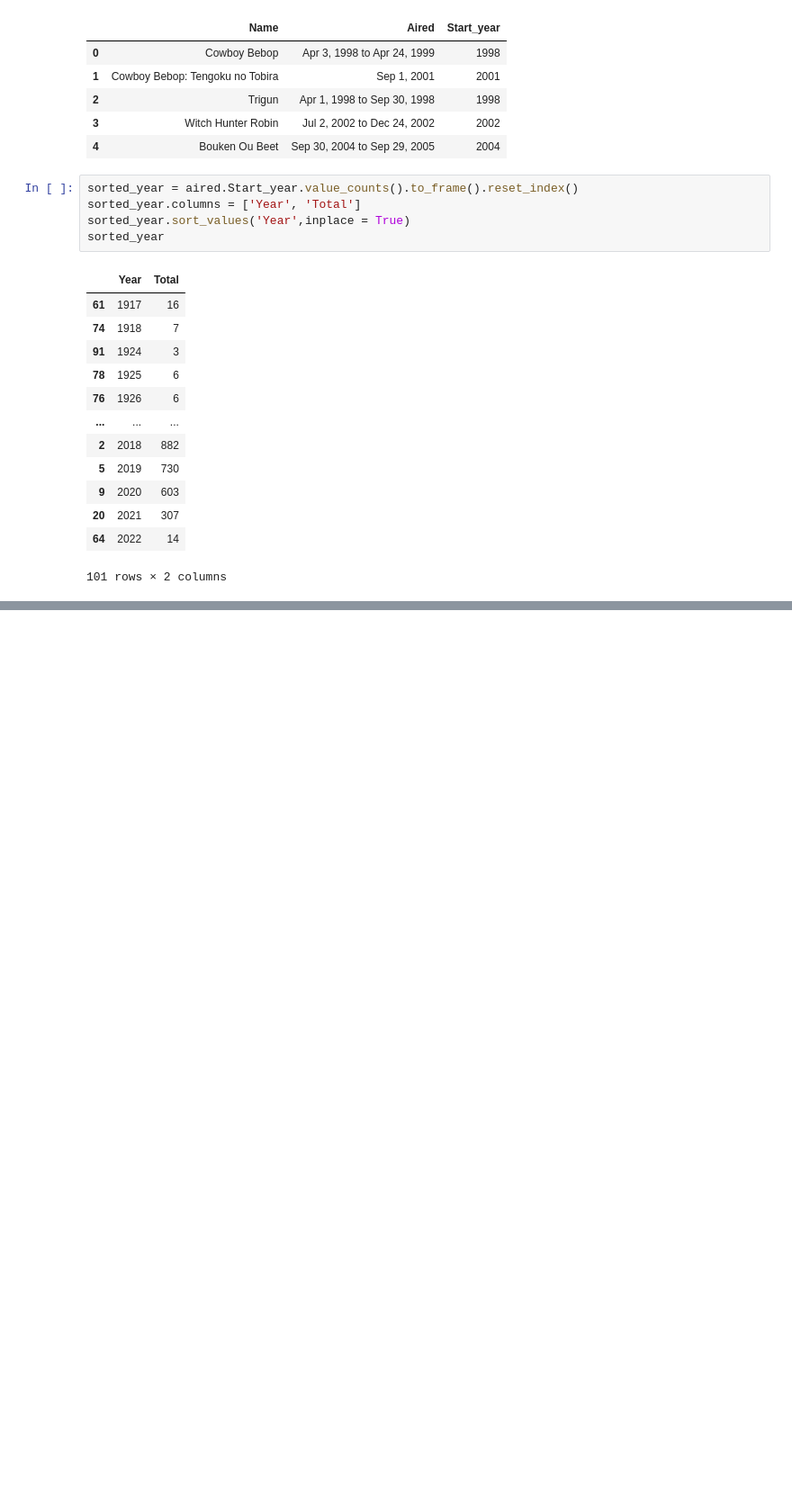
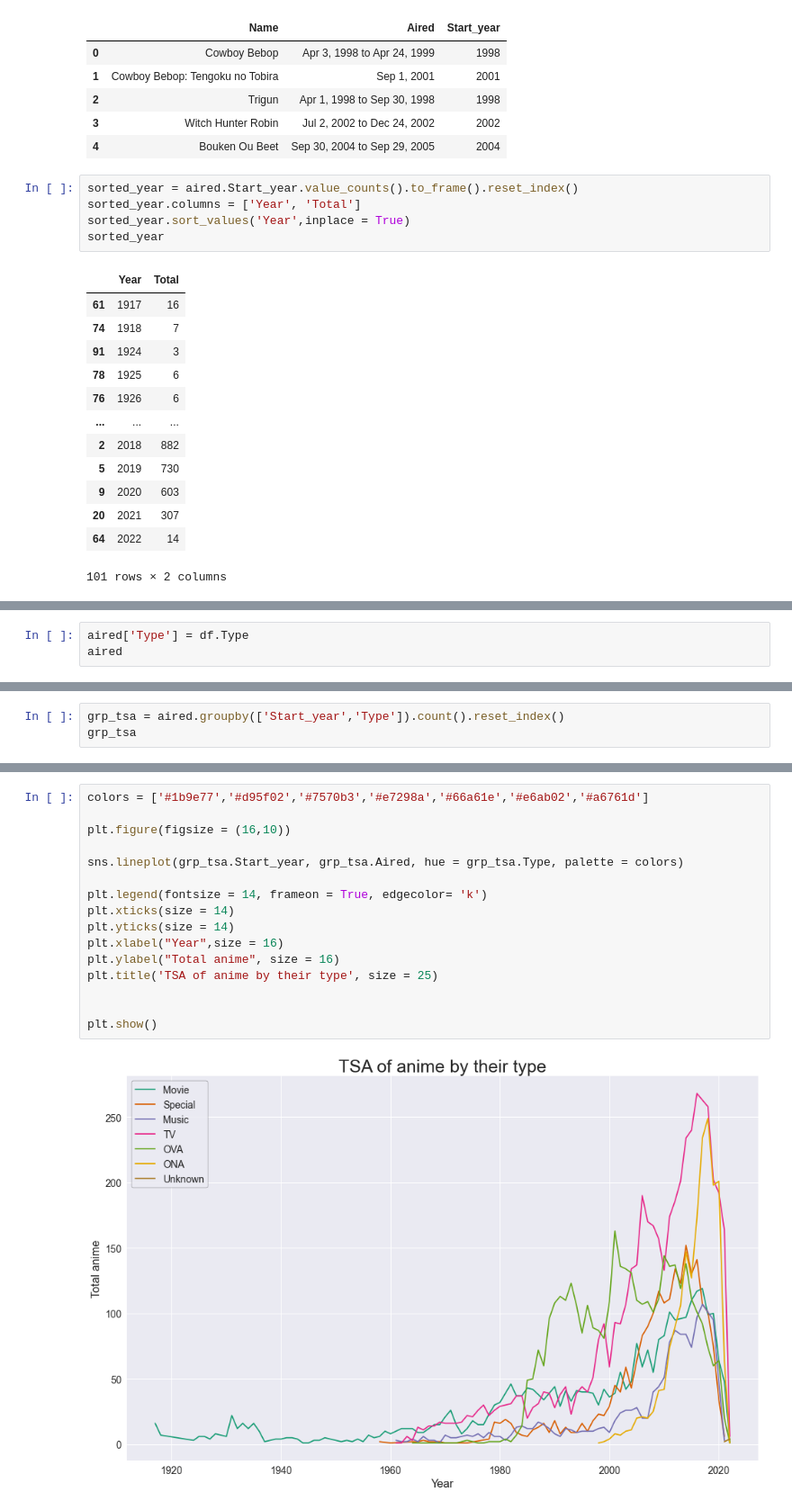
Before and after one commit to NileshSK47/Anime-Dataset-Analysis, a Jupyter notebook: Anime.ipynb, the cells around one changed output, grey strips where cells are left out. Shown at 90% size. Saved outputs shown, nothing was run; the diff lists cells and outputs as text; blank space fills up the shorter version.

```diff
--- a/Anime.ipynb
+++ b/Anime.ipynb
@@ -467,0 +458,3 @@ I am not sure what the reason is... maybe the data is incomplete...
+# %%
+aired['Type'] = df.Type
+aired
@@ -467,0 +475,3 @@ I am not sure what the reason is... maybe the data is incomplete...
+# %%
+grp_tsa = aired.groupby(['Start_year','Type']).count().reset_index()
+grp_tsa
@@ -467,0 +492,18 @@ I am not sure what the reason is... maybe the data is incomplete...
+# %%
+colors = ['#1b9e77','#d95f02','#7570b3','#e7298a','#66a61e','#e6ab02','#a6761d']
+
+plt.figure(figsize = (16,10))
+
+sns.lineplot(grp_tsa.Start_year, grp_tsa.Aired, hue = grp_tsa.Type, palette = colors)
+
+plt.legend(fontsize = 14, frameon = True, edgecolor= 'k')
+plt.xticks(size = 14)
+plt.yticks(size = 14)
+plt.xlabel("Year",size = 16)
+plt.ylabel("Total anime", size = 16)
+plt.title('TSA of anime by their type', size = 25)
+
+
+plt.show()
+# %% [output]
+[figure, added]
```
Also changed, not shown: parts of 21 cells of this notebook.
